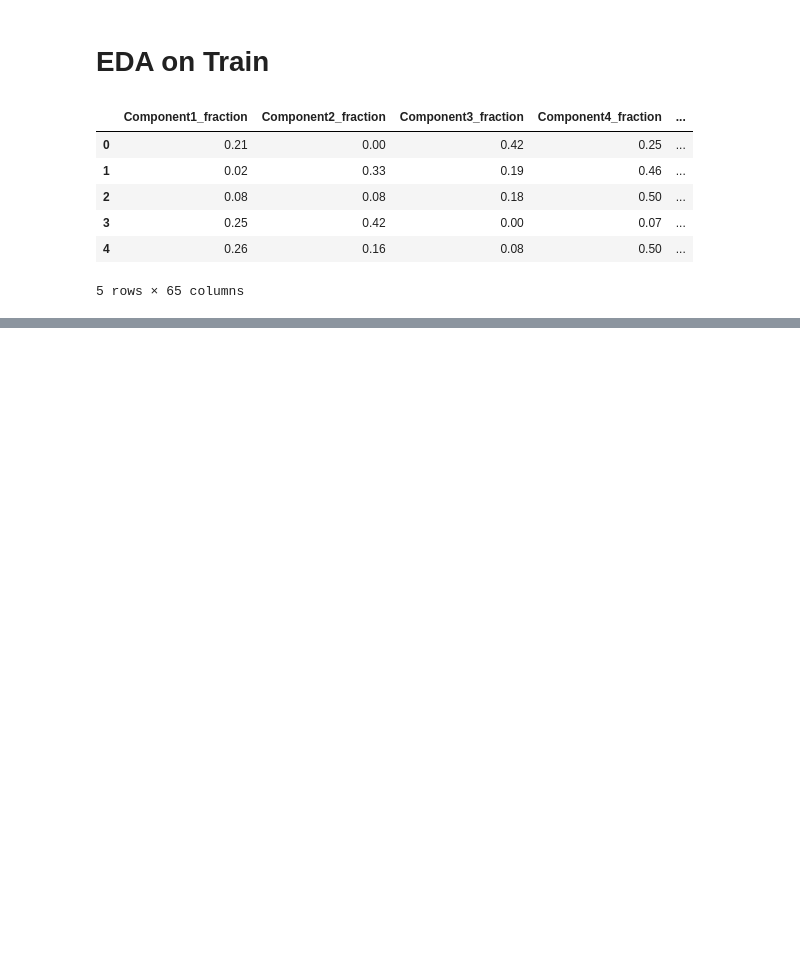
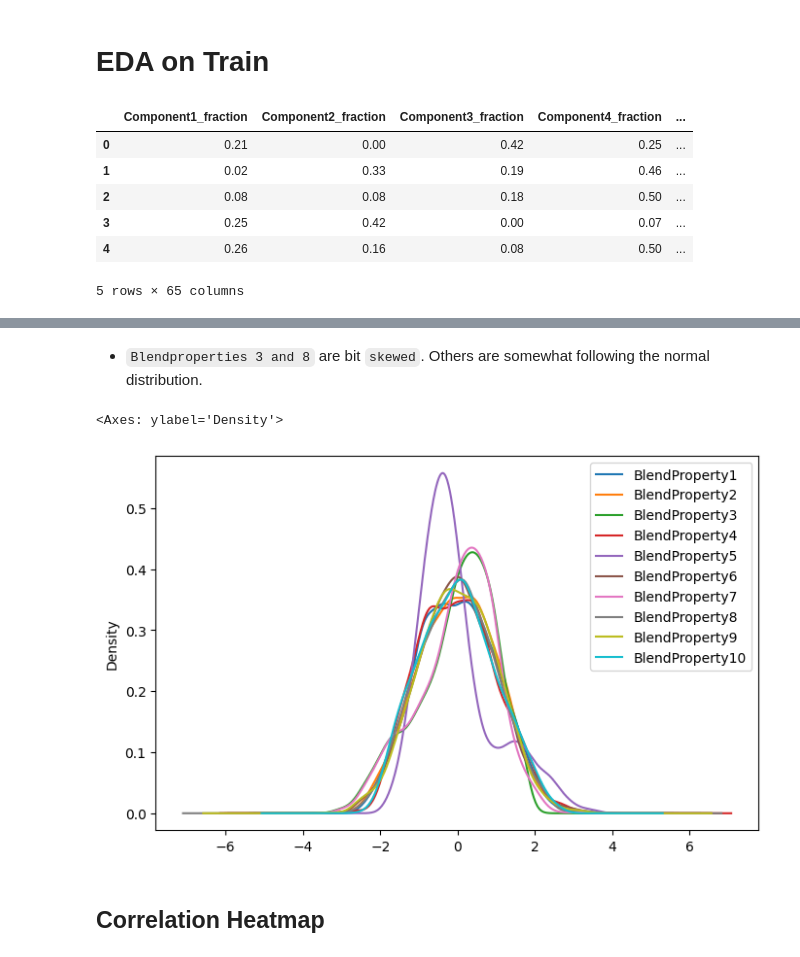
Before and after one commit to MekongDelta-mind/he_shellai_2025, a Jupyter notebook: notebooks/0.0_data_exploration.ipynb, the cells around one changed output, grey strips where cells are left out. Cells and saved outputs as stored; diff of their text form; code cells hidden in the pictures; blank space fills up the shorter version.

Commit message:
exploring data; creating other notebooks related to modelling and evaluating

```diff
--- a/notebooks/0.0_data_exploration.ipynb
+++ b/notebooks/0.0_data_exploration.ipynb
@@ -50,0 +125,9 @@ train_df.head()
+# %% [markdown]
+* `Blendproperties 3 and 8` are bit `skewed`. Others are somewhat following the normal distribution.
+# %%
+train_df[target_cols].plot.density()
+# %% [output]
+<Axes: ylabel='Density'>
+[figure, added]
+# %% [markdown]
+## Correlation Heatmap
```
Also changed, not shown: parts of 20 cells of this notebook, 3 other files.
